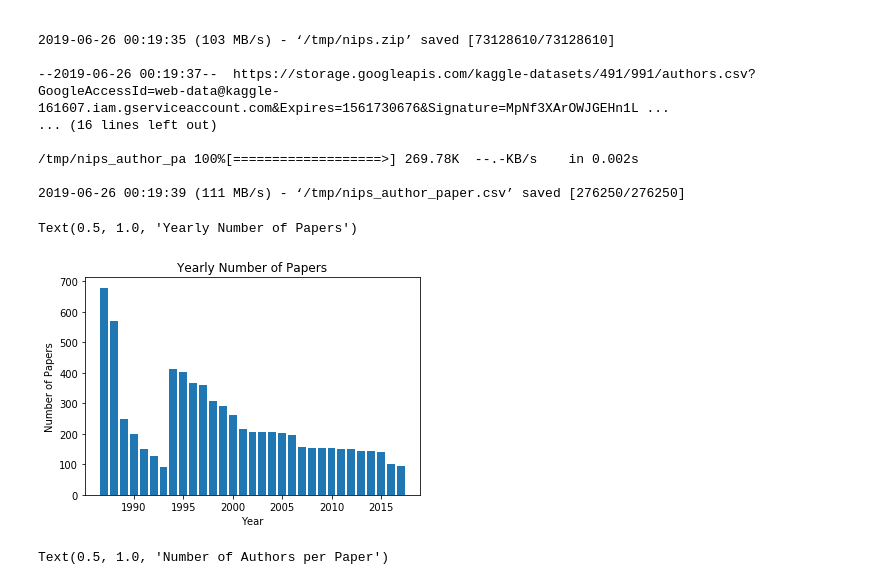
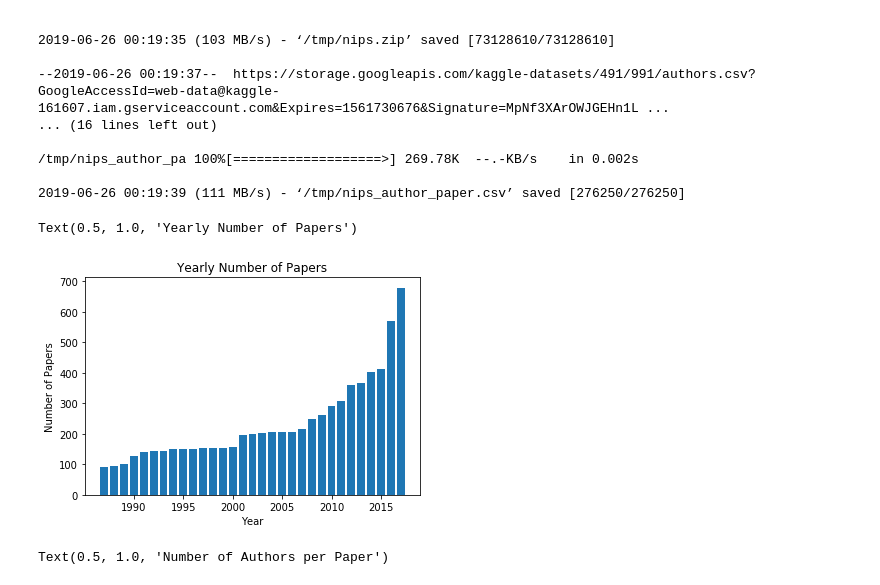
Before and after one commit to manashpratim/NIPS-Analysis, a Jupyter notebook: NIPS_Analysis.ipynb, the cells around one changed output. Drawn from its saved outputs; the diff is of its cells as text; code cells hidden in the pictures.

```diff
--- a/NIPS_Analysis.ipynb
+++ b/NIPS_Analysis.ipynb
@@ -52,16 +52,16 @@ result = pd.merge(df1, df2, on="author_id")
 # %%
 %matplotlib inline
 import matplotlib.pyplot as plt
 import seaborn as sns
-x=df['year'].unique()
+x=sorted(df['year'].unique(),reverse=True)
 y=df['year'].value_counts()
 plt.bar(x, y, width=0.8, bottom=None, align='center', data=df)
 plt.xlabel('Year')
 plt.ylabel('Number of Papers')
 plt.title('Yearly Number of Papers')
 # %% [output]
 Text(0.5, 1.0, 'Yearly Number of Papers')
-[figure, old version]
+[figure, new version]
 # %%
 df3=pd.DataFrame({'author_count' : result.groupby( [ "paper_id"] ).size()}).reset_index()
 import numpy as np
```
